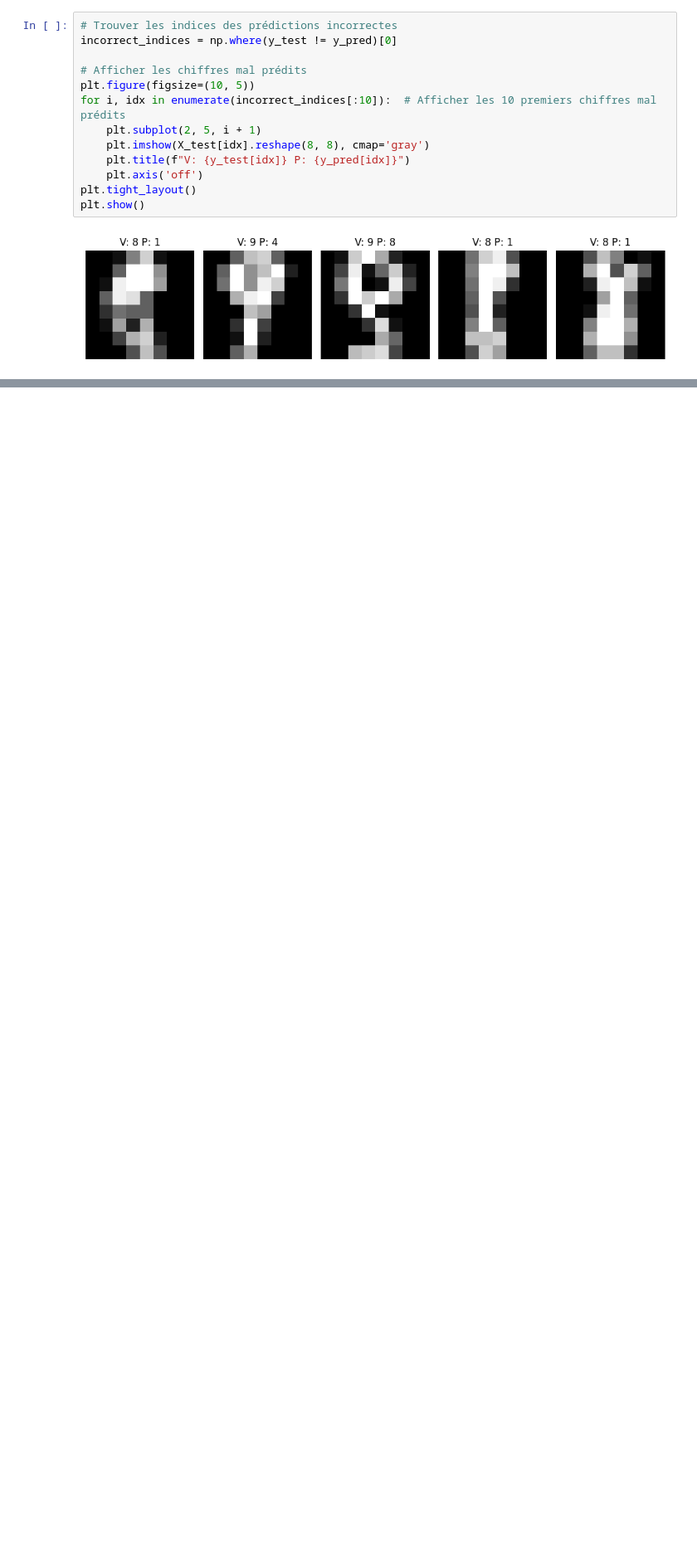
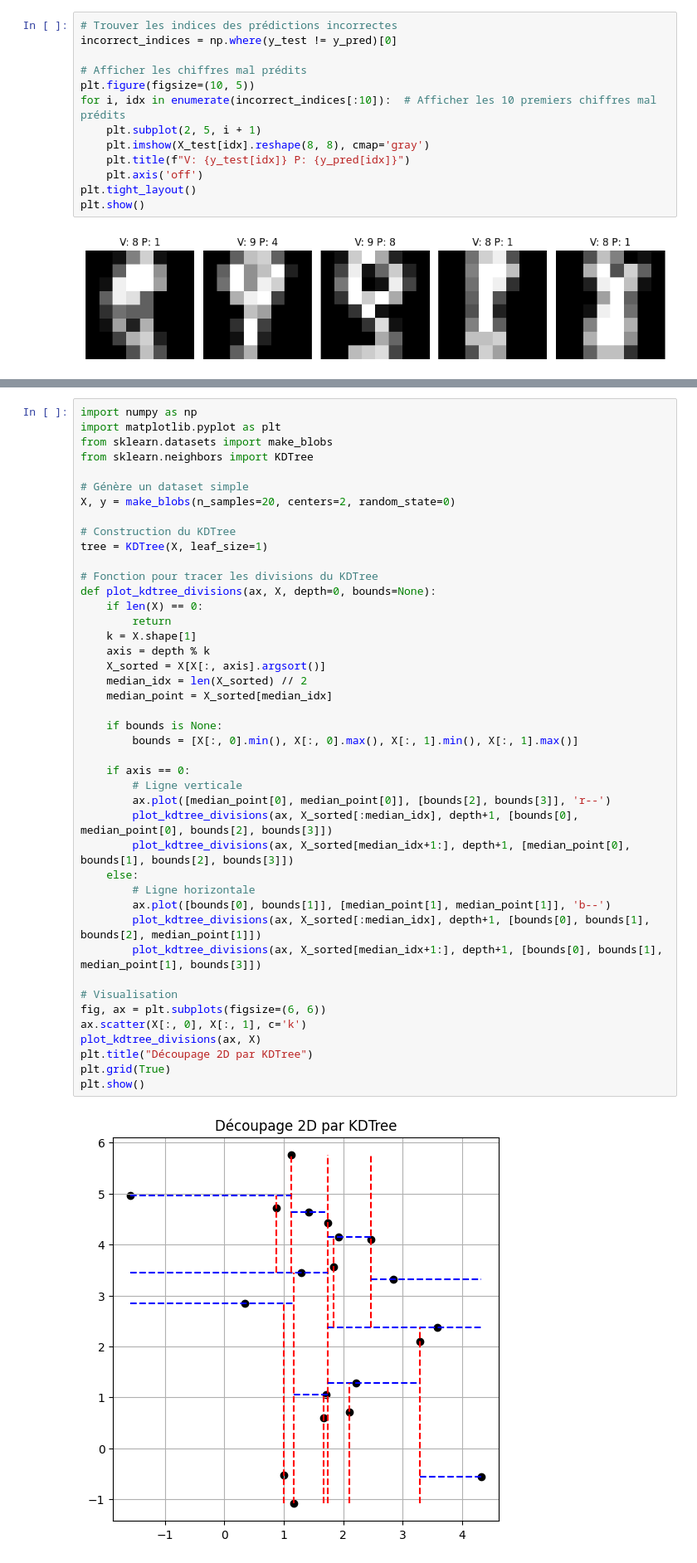
Before and after one commit to LeTibs/trainModel, a Jupyter notebook: notebook/classification/KNN.ipynb, the cells around one changed output, grey strips where cells are left out. Shown at 83% size. Drawn from its saved outputs; the diff is of its cells as text; blank space fills up the shorter version.

```diff
--- a/notebook/classification/KNN.ipynb
+++ b/notebook/classification/KNN.ipynb
@@ -127,0 +162,45 @@ plt.show()
+# %%
+import numpy as np
+import matplotlib.pyplot as plt
+from sklearn.datasets import make_blobs
+from sklearn.neighbors import KDTree
+
+# Génère un dataset simple
+X, y = make_blobs(n_samples=20, centers=2, random_state=0)
+
+# Construction du KDTree
+tree = KDTree(X, leaf_size=1)
+
+# Fonction pour tracer les divisions du KDTree
+def plot_kdtree_divisions(ax, X, depth=0, bounds=None):
+    if len(X) == 0:
+        return
+    k = X.shape[1]
+    axis = depth % k
+    X_sorted = X[X[:, axis].argsort()]
+    median_idx = len(X_sorted) // 2
+    median_point = X_sorted[median_idx]
+
+    if bounds is None:
+        bounds = [X[:, 0].min(), X[:, 0].max(), X[:, 1].min(), X[:, 1].max()]
+
+    if axis == 0:
+        # Ligne verticale
+        ax.plot([median_point[0], median_point[0]], [bounds[2], bounds[3]], 'r--')
+        plot_kdtree_divisions(ax, X_sorted[:median_idx], depth+1, [bounds[0], median_point[0], bounds[2], bounds[3]])
+        plot_kdtree_divisions(ax, X_sorted[median_idx+1:], depth+1, [median_point[0], bounds[1], bounds[2], bounds[3]])
+    else:
+        # Ligne horizontale
+        ax.plot([bounds[0], bounds[1]], [median_point[1], median_point[1]], 'b--')
+        plot_kdtree_divisions(ax, X_sorted[:median_idx], depth+1, [bounds[0], bounds[1], bounds[2], median_point[1]])
+        plot_kdtree_divisions(ax, X_sorted[median_idx+1:], depth+1, [bounds[0], bounds[1], median_point[1], bounds[3]])
+
+# Visualisation
+fig, ax = plt.subplots(figsize=(6, 6))
+ax.scatter(X[:, 0], X[:, 1], c='k')
+plot_kdtree_divisions(ax, X)
+plt.title("Découpage 2D par KDTree")
+plt.grid(True)
+plt.show()
+# %% [output]
+[figure, added]
```
Also changed, not shown: parts of 1 cell of this notebook, 5 other files.
